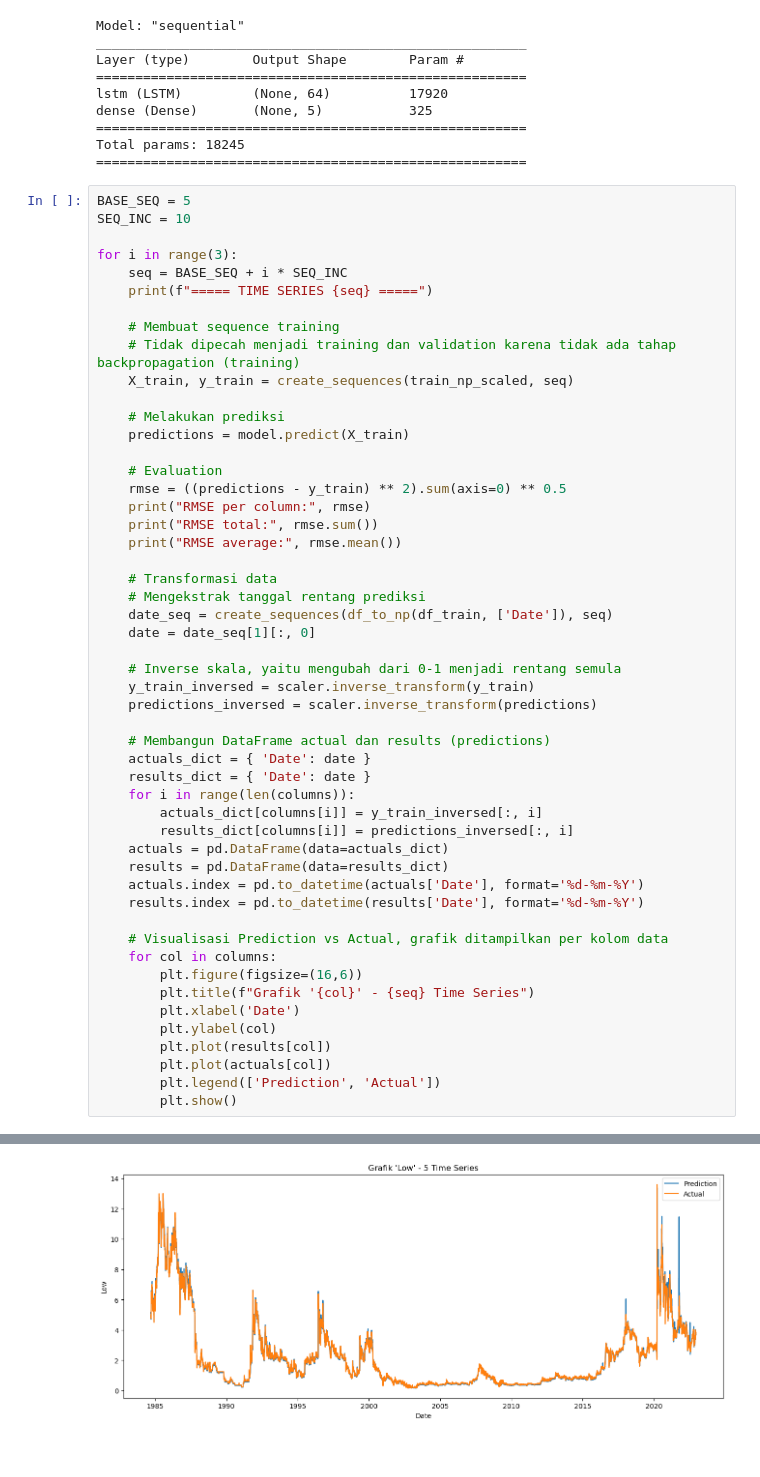
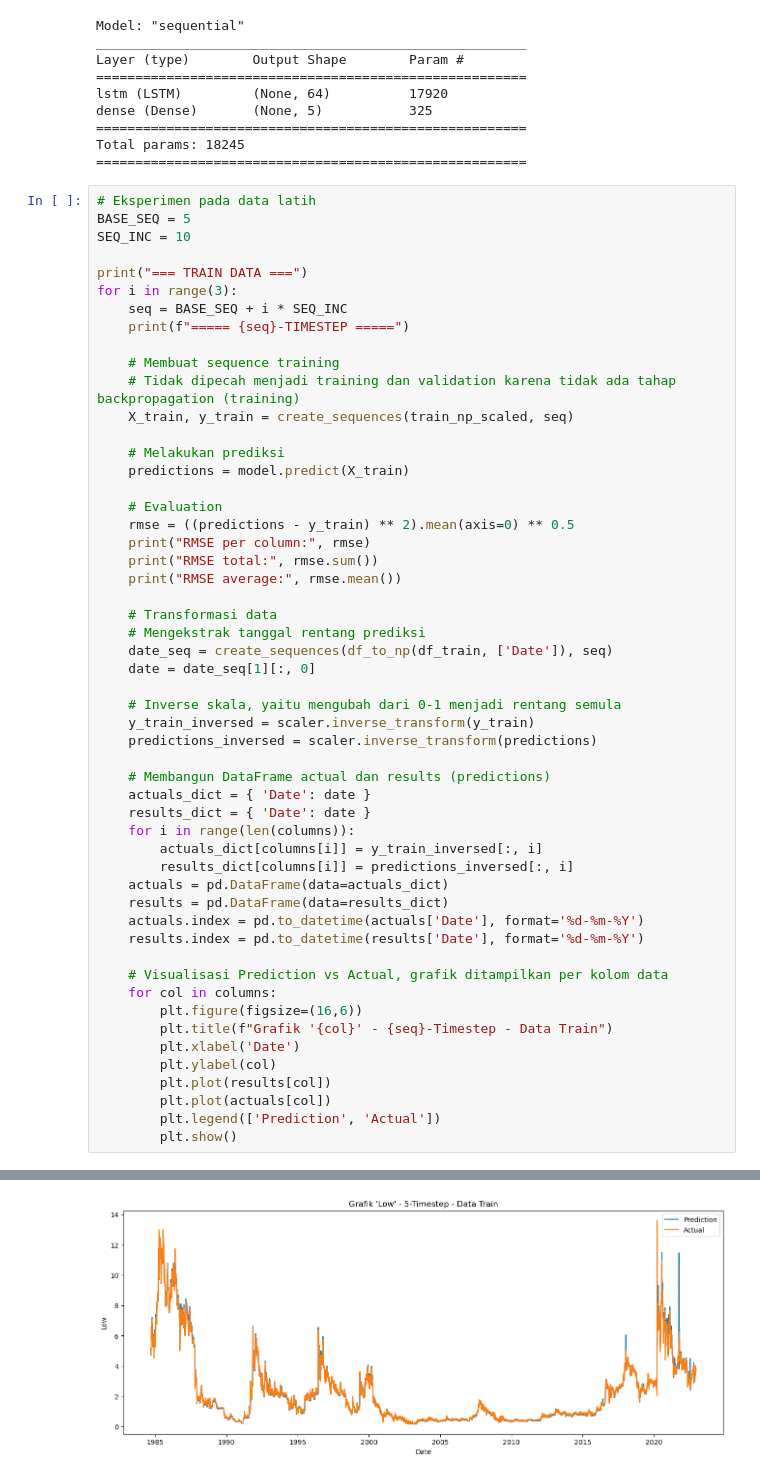
Before and after one commit to lizardyy/Tubes_CNN, a Jupyter notebook: lstm_experiment.ipynb, the cells around one changed output, grey strips where cells are left out. Drawn from its saved outputs; the diff is of its cells as text.

```diff
--- a/lstm_experiment.ipynb
+++ b/lstm_experiment.ipynb
@@ -83,12 +90,14 @@ dense (Dense)       (None, 5)           325
 Total params: 18245
 =======================================================
 # %%
+# Eksperimen pada data latih
 BASE_SEQ = 5
 SEQ_INC = 10
 
+print("=== TRAIN DATA ===")
 for i in range(3):
     seq = BASE_SEQ + i * SEQ_INC
-    print(f"===== TIME SERIES {seq} =====")
+    print(f"===== {seq}-TIMESTEP =====")
 
     # Membuat sequence training
     # Tidak dipecah menjadi training dan validation karena tidak ada tahap backpropagation (training)
@@ -98,7 +107,7 @@ for i in range(3):
     predictions = model.predict(X_train)
 
     # Evaluation
-    rmse = ((predictions - y_train) ** 2).sum(axis=0) ** 0.5
+    rmse = ((predictions - y_train) ** 2).mean(axis=0) ** 0.5
     print("RMSE per column:", rmse)
     print("RMSE total:", rmse.sum())
     print("RMSE average:", rmse.mean())
@@ -126,7 +135,7 @@ for i in range(3):
     # Visualisasi Prediction vs Actual, grafik ditampilkan per kolom data
     for col in columns:
         plt.figure(figsize=(16,6))
-        plt.title(f"Grafik '{col}' - {seq} Time Series")
+        plt.title(f"Grafik '{col}' - {seq}-Timestep - Data Train")
         plt.xlabel('Date')
         plt.ylabel(col)
         plt.plot(results[col])
@@ -141 +151 @@ RMSE average: 1.2681540830363296
-[figure, old version]
+[figure, new version]
```
Also changed, not shown: parts of 6 cells of this notebook, 1 other file.
